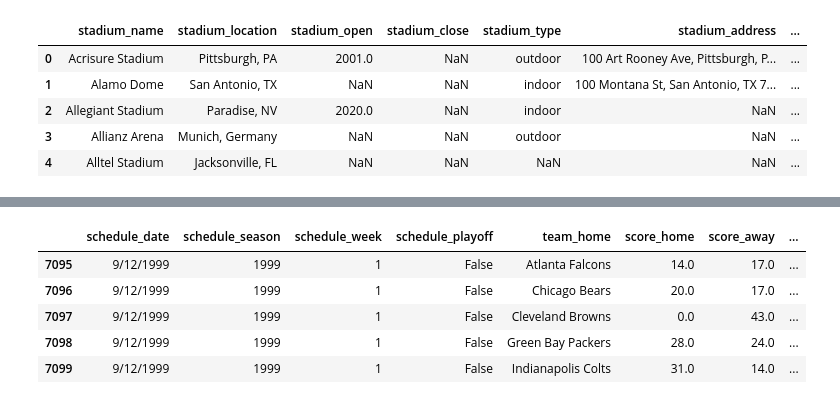
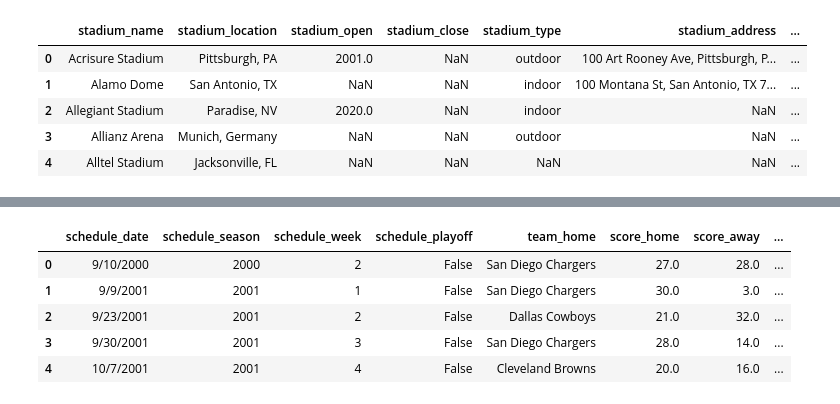
Before and after one commit to gvader24/smu_project1_nfl, a Jupyter notebook: Gage's Work/Untitled.ipynb, the cells around one changed output, grey strips where cells are left out. Drawn from its saved outputs; the diff is of its cells as text; code cells hidden in the pictures.

```diff
--- a/Gage's Work/Untitled.ipynb
+++ b/Gage's Work/Untitled.ipynb
@@ -59,15 +67,15 @@ Data columns (total 8 columns):
 dtypes: object(8)
 memory usage: 2.9+ KB
 # %%
-df3 = pd.read_csv("spreadspoke_scores.csv", encoding="unicode_escape")
-mask = df3.schedule_season >= 1999
-df3 = df3.loc[mask]
+df3 = pd.read_csv("../Resources/spreadspoke_scores.csv", encoding="unicode_escape")
+mask = (df3.schedule_season > 1999) & (df3.schedule_season < 2020) & (df3.team_favorite_id == "LAC")
+df3 = df3.loc[mask].reset_index(drop=True)
 df3.head()
 # %% [output]
 |  | schedule_date | schedule_season | schedule_week | schedule_playoff | team_home | score_home | score_away | ... |
-| 7095 | 9/12/1999 | 1999 | 1 | False | Atlanta Falcons | 14.0 | 17.0 | ... |
-| 7096 | 9/12/1999 | 1999 | 1 | False | Chicago Bears | 20.0 | 17.0 | ... |
-| 7097 | 9/12/1999 | 1999 | 1 | False | Cleveland Browns | 0.0 | 43.0 | ... |
-| 7098 | 9/12/1999 | 1999 | 1 | False | Green Bay Packers | 28.0 | 24.0 | ... |
-| 7099 | 9/12/1999 | 1999 | 1 | False | Indianapolis Colts | 31.0 | 14.0 | ... |
+| 0 | 9/10/2000 | 2000 | 2 | False | San Diego Chargers | 27.0 | 28.0 | ... |
+| 1 | 9/9/2001 | 2001 | 1 | False | San Diego Chargers | 30.0 | 3.0 | ... |
+| 2 | 9/23/2001 | 2001 | 2 | False | Dallas Cowboys | 21.0 | 32.0 | ... |
+| 3 | 9/30/2001 | 2001 | 3 | False | San Diego Chargers | 28.0 | 14.0 | ... |
+| 4 | 10/7/2001 | 2001 | 4 | False | Cleveland Browns | 20.0 | 16.0 | ... |
 # %%
```
Also changed, not shown: parts of 8 cells of this notebook, 5 other files.
